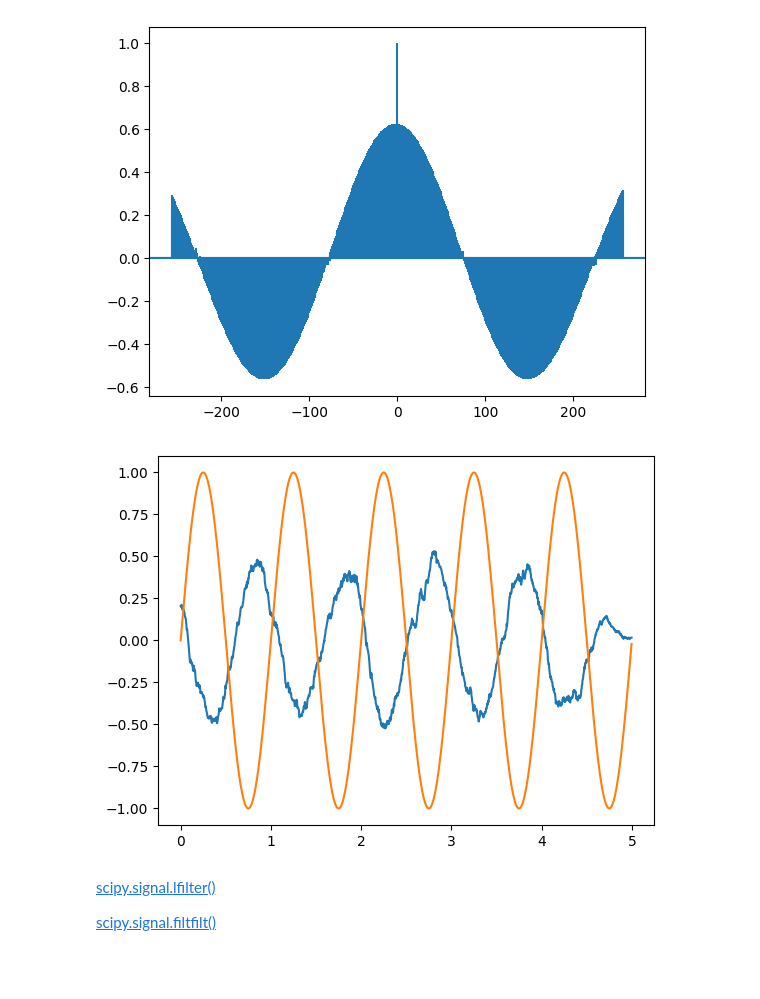
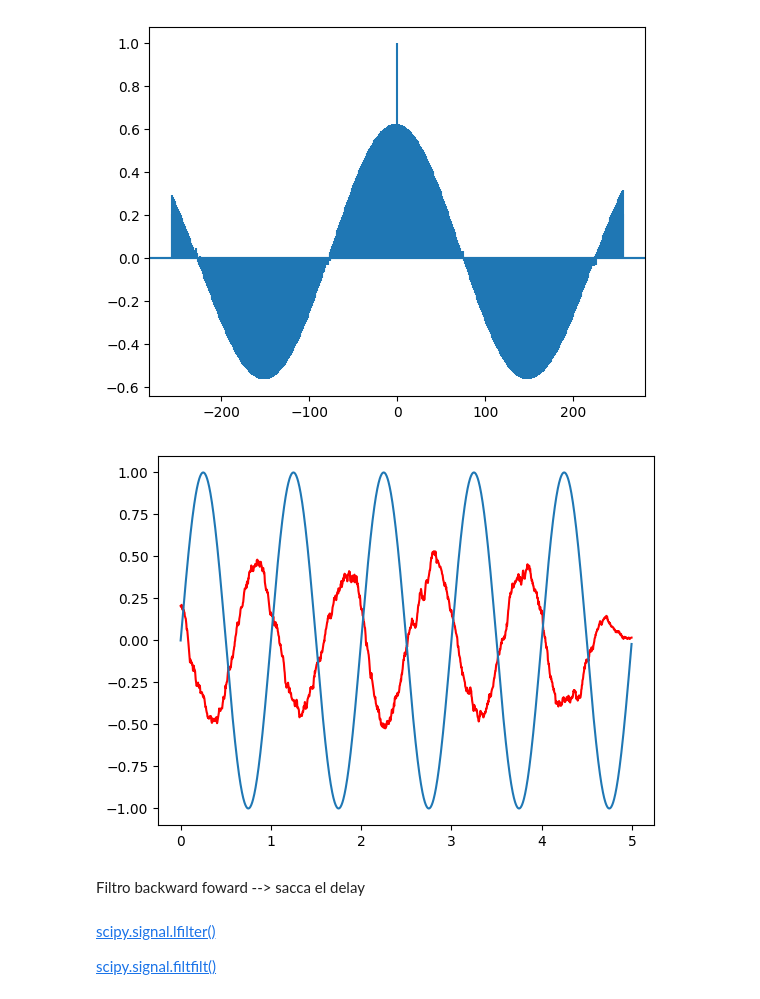
Before and after one commit to Juangonz952/PSIB, a Jupyter notebook: Filtros Optimos y AR/07_Filtros_óptimos_y_modelo_AR_PSIB2024Q1.ipynb, the cells around one changed output. Drawn from its saved outputs; the diff is of its cells as text; code cells hidden in the pictures; blank space fills up the shorter version.

```diff
--- a/Filtros Optimos y AR/07_Filtros_óptimos_y_modelo_AR_PSIB2024Q1.ipynb
+++ b/Filtros Optimos y AR/07_Filtros_óptimos_y_modelo_AR_PSIB2024Q1.ipynb
@@ -318,11 +318,13 @@ b = wiener_hopf(x=x_n, d=x_s, L=2**8)
 # %%
 filtrada = np.convolve(b,x_n,mode='same')
 
-plt.plot(t,filtrada)
+plt.plot(t,filtrada,'r')
 plt.plot(t,x_s)
 plt.show()
 # %% [output]
-[figure, old version]
+[figure, new version]
+# %% [markdown]
+Filtro backward foward --> sacca el delay
 # %% [markdown]
 [scipy.signal.lfilter()](https://docs.scipy.org/doc/scipy/reference/generated/scipy.signal.lfilter.html)
 
```
Also changed, not shown: parts of 5 cells of this notebook.
